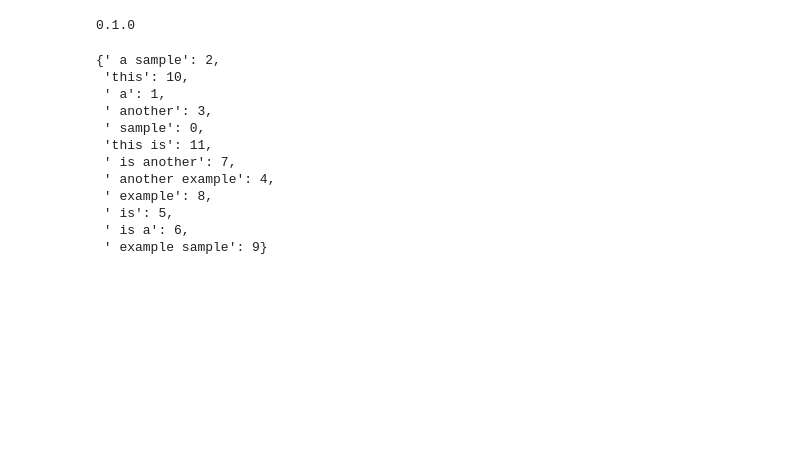
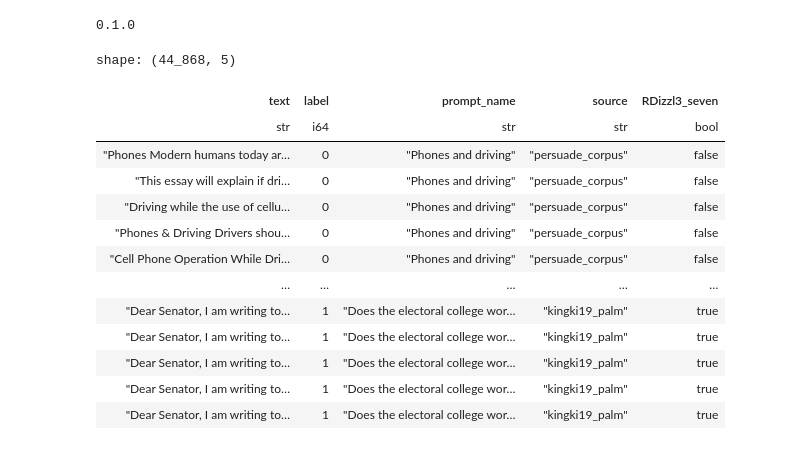
Before and after one commit to SamBroomy/is-it-slop, a Jupyter notebook: notebooks/train.ipynb, the cells around one changed output. Cells and saved outputs as stored; diff of their text form; code cells hidden in the pictures; blank space fills up the shorter version.

```diff
--- a/notebooks/train.ipynb
+++ b/notebooks/train.ipynb
@@ -1,14 +0,0 @@
-# %%
-from slop_pre_processing import TfidfVectorizer, VectorizerParams, __version__
-
-print(__version__)
-
-vectorizer_params = VectorizerParams(ngram_range=(1, 2), min_df=1)
-
-
-vectorizer = TfidfVectorizer.fit(
-    texts=["this is a sample", "this is another example sample"],
-    params=vectorizer_params,
-)
-# %% [output]
-0.1.0
@@ -17,15 +1,48 @@ sparse = vectorizer.transform(["this is a sample and ma"])
-# %%
-vectorizer.vocabulary()
-# %% [output]
-{' a sample': 2,
- 'this': 10,
- ' a': 1,
- ' another': 3,
- ' sample': 0,
- 'this is': 11,
- ' is another': 7,
- ' another example': 4,
- ' example': 8,
- ' is': 5,
- ' is a': 6,
- ' example sample': 9}
+# %%
+import json
+import logging
+from pathlib import Path
+
+import numpy as np
+import polars as pl
+from loguru import logger
+from skl2onnx import convert_sklearn, to_onnx
+from skl2onnx.common.data_types import FloatTensorType
+from sklearn.ensemble import VotingClassifier
+from sklearn.linear_model import SGDClassifier
+from sklearn.metrics import classification_report, roc_auc_score
+from sklearn.metrics import confusion_matrix, f1_score, precision_score, recall_score, accuracy_score
+from sklearn.model_selection import train_test_split
+from sklearn.naive_bayes import MultinomialNB
+from slop_pre_processing import TfidfVectorizer, VectorizerParams, __version__
+
+logging.basicConfig(level=logging.DEBUG)  # Or INFO, WARNING, etc.
+
+print(__version__)
+
+# vectorizer = TfidfVectorizer(ngram_range=(3, 5), min_df=1)
+# print(vectorizer)
+# sparse = vectorizer.fit_transform(
+#     ["this is a sample", "this is another example sample"],
+# )
+# print(vectorizer)
+# %% [output]
+0.1.0
+# %%
+df = pl.scan_csv("../data/raw/train_v2_drcat_02.csv").unique(["text"], maintain_order=True).collect()
+df
+# %% [output]
+shape: (44_868, 5)
+| text | label | prompt_name | source | RDizzl3_seven |
+| str | i64 | str | str | bool |
+| "Phones Modern humans today ar… | 0 | "Phones and driving" | "persuade_corpus" | false |
+| "This essay will explain if dri… | 0 | "Phones and driving" | "persuade_corpus" | false |
+| "Driving while the use of cellu… | 0 | "Phones and driving" | "persuade_corpus" | false |
+| "Phones & Driving Drivers shou… | 0 | "Phones and driving" | "persuade_corpus" | false |
+| "Cell Phone Operation While Dri… | 0 | "Phones and driving" | "persuade_corpus" | false |
+| … | … | … | … | … |
+| "Dear Senator, I am writing to… | 1 | "Does the electoral college wor… | "kingki19_palm" | true |
+| "Dear Senator, I am writing to… | 1 | "Does the electoral college wor… | "kingki19_palm" | true |
+| "Dear Senator, I am writing to… | 1 | "Does the electoral college wor… | "kingki19_palm" | true |
+| "Dear Senator, I am writing to… | 1 | "Does the electoral college wor… | "kingki19_palm" | true |
+| "Dear Senator, I am writing to… | 1 | "Does the electoral college wor… | "kingki19_palm" | true |
```
Also changed, not shown: parts of 22 cells of this notebook, 22 other files.
